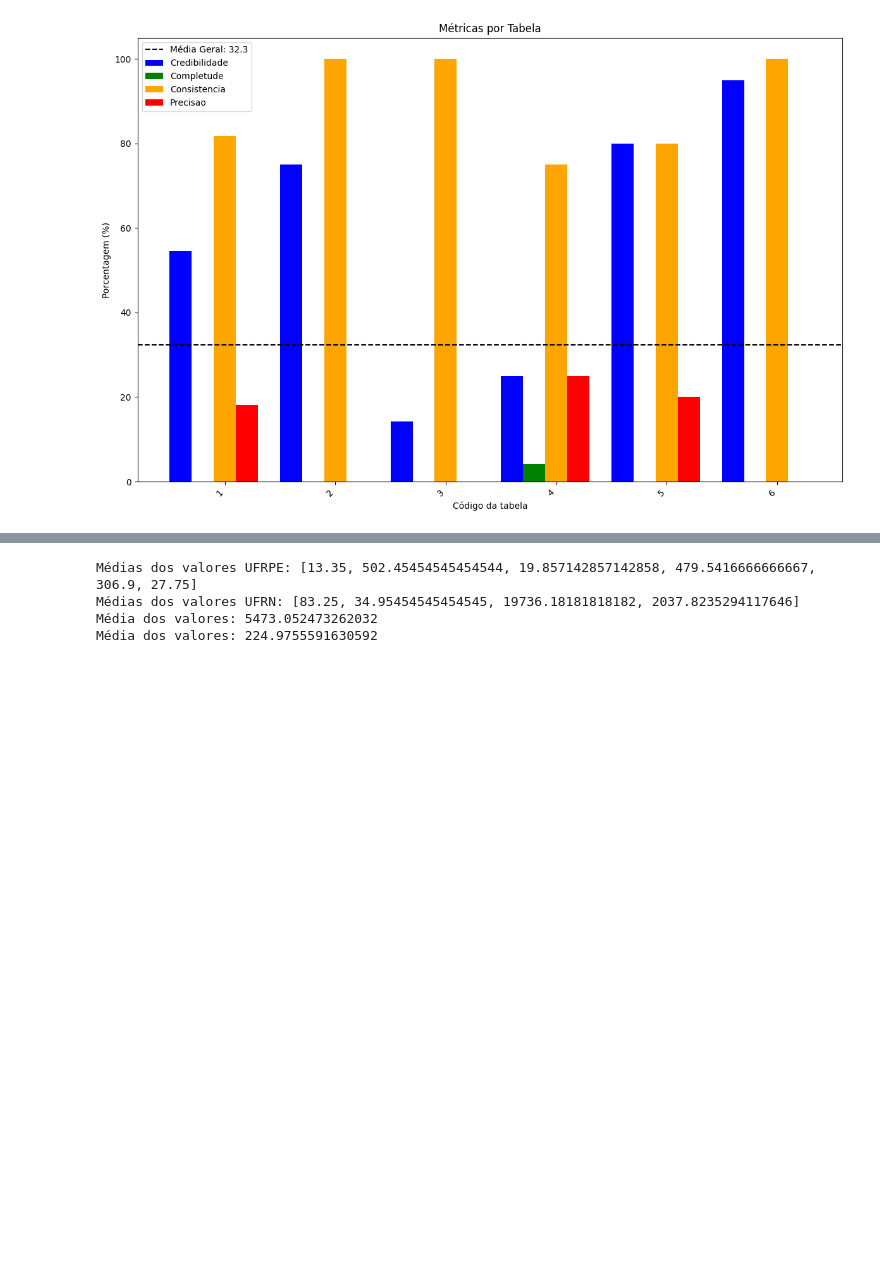
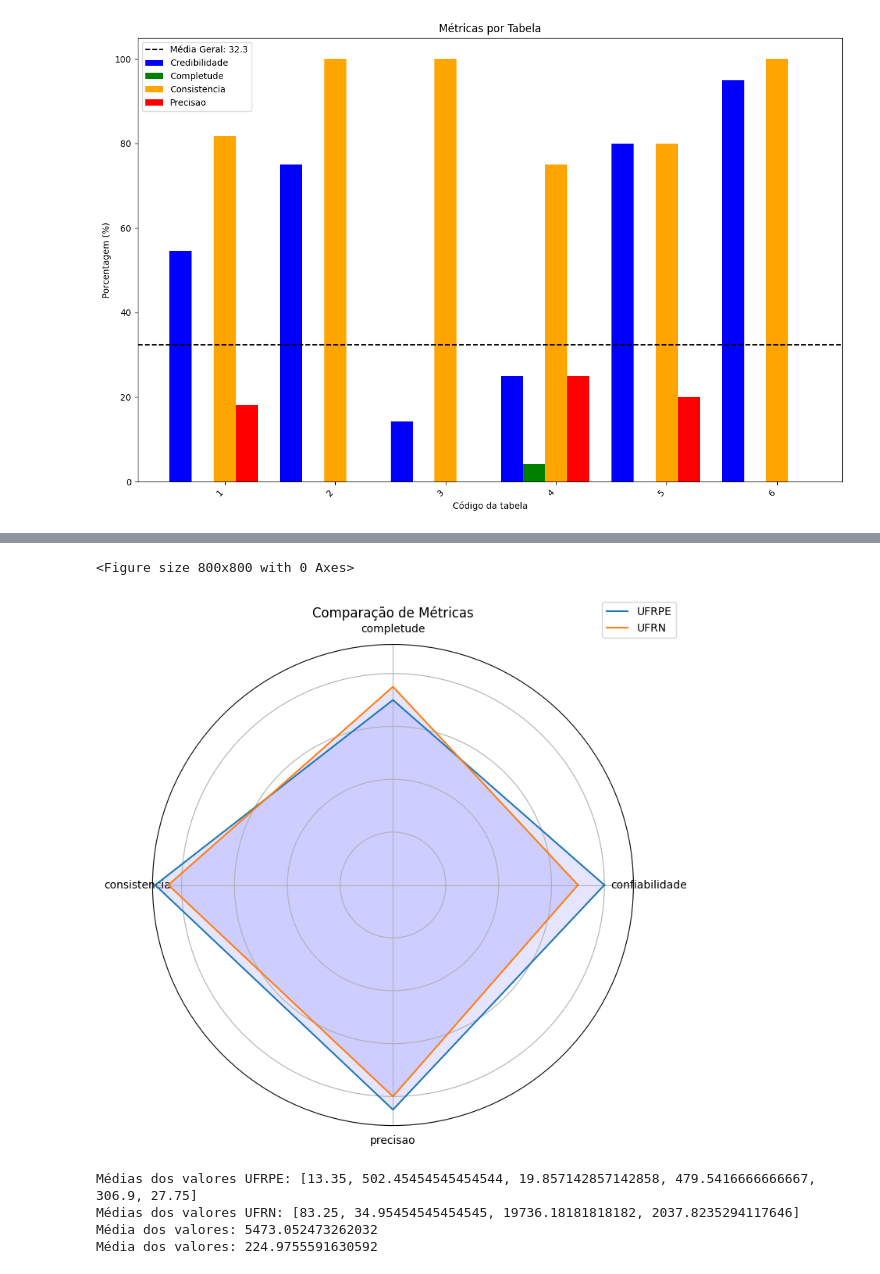
Before and after one commit to JuanMenezes/meta-qd, a Jupyter notebook: data/analysis/notebook_to_plot.ipynb, the cells around one changed output, grey strips where cells are left out. Saved outputs shown, nothing was run; the diff lists cells and outputs as text; code cells hidden in the pictures; blank space fills up the shorter version.

Commit message:
:cop: tentando entender o plot de radar

```diff
--- a/data/analysis/notebook_to_plot.ipynb
+++ b/data/analysis/notebook_to_plot.ipynb
@@ -30,19 +30,19 @@ import numpy as np
 # %%
 from collections import Counter
 # Carregar os dados do CSV usando o pandas
-dados = pd.read_csv('/home/juan/Documents/meta-qd/data/analysis/metricas_ufrpe.csv')
+dados_ufrpe = pd.read_csv('/home/juan/Documents/meta-qd/data/analysis/metricas_ufrpe.csv')
 
 # Converter os dados de float para porcentagem
-dados['credibilidade'] *= 100
-dados['completude'] *= 100
-dados['consistencia'] *= 100
-dados['precisao'] *= 100
+dados_ufrpe['credibilidade'] *= 100
+dados_ufrpe['completude'] *= 100
+dados_ufrpe['consistencia'] *= 100
+dados_ufrpe['precisao'] *= 100
 
 # Definir cores distintas para cada métrica
 cores = {'credibilidade': 'blue', 'completude': 'green', 'consistencia': 'orange', 'precisao': 'red'}
 
 # Configurar as posições das barras para cada base/metadado
-posicoes = np.arange(len(dados['nome_da_tabela']))
+posicoes = np.arange(len(dados_ufrpe['nome_da_tabela']))
 
 # Largura das barras
 largura_barra = 0.2
@@ -50,18 +50,18 @@ largura_barra = 0.2
 # Criar um gráfico de barras agrupadas
 plt.figure(figsize=(12, 8))
 
-for i, metrica in enumerate(dados.columns[2:]):
-    plt.bar(posicoes + i * largura_barra, dados[metrica], width=largura_barra, color=cores[metrica], label=metrica.capitalize())
+for i, metrica in enumerate(dados_ufrpe.columns[2:]):
+    plt.bar(posicoes + i * largura_barra, dados_ufrpe[metrica], width=largura_barra, color=cores[metrica], label=metrica.capitalize())
 
 # Adicionar uma linha horizontal para a média geral
-media_geral = dados.iloc[:, 1:].mean().mean()
+media_geral = dados_ufrpe.iloc[:, 1:].mean().mean()
 plt.axhline(y=media_geral, color='black', linestyle='--', label=f'Média Geral: {round(media_geral, 2)}')
 
 # Ajustar rótulos e título
 plt.xlabel('Código da tabela')
 plt.ylabel('Porcentagem (%)')
 plt.title('Métricas por Tabela')
-plt.xticks(posicoes + largura_barra * (len(dados.columns[1:]) - 1) / 2, dados['id_tabela'], rotation=45, ha='right')
+plt.xticks(posicoes + largura_barra * (len(dados_ufrpe.columns[1:]) - 1) / 2, dados_ufrpe['id_tabela'], rotation=45, ha='right')
 plt.legend()
 plt.tight_layout()
 
@@ -113,3 +122,36 @@ plt.show()
+# %%
+import numpy as np
+import matplotlib.pyplot as plt
+
+def plotar_radar(valores, categorias, legendas, titulo='Comparação de Métricas'):
+    num_categorias = len(categorias)
+    angulos = np.linspace(0, 2 * np.pi, num_categorias, endpoint=False).tolist()
+    angulos += angulos[:1]
+
+    fig, ax = plt.subplots(figsize=(8, 8), subplot_kw=dict(polar=True))
+
+    for i, conjunto in enumerate(valores):
+        # Replicar o primeiro valor para fechar o gráfico
+        conjunto += conjunto[:1]
+        ax.plot(angulos, conjunto, label=legendas[i])
+        ax.fill(angulos, conjunto, 'b', alpha=0.1)
+
+    ax.set_yticklabels([])
+    ax.set_xticks(angulos[:-1])
+    ax.set_xticklabels(categorias)
+    ax.legend(loc='upper right', bbox_to_anchor=(1.1, 1.1))
+    plt.title(titulo)
+
+categorias = ['confiabilidade', 'completude', 'consistencia', 'precisao']
+valores_ufrpe = [80, 70, 90, 85]  # Valores fictícios para a UFRPE
+valores_ufrn = [70, 75, 85, 80]   # Valores fictícios para a UFRN
+
+plt.figure(figsize=(8, 8))
+plotar_radar([valores_ufrpe, valores_ufrn], categorias, ['UFRPE', 'UFRN'])
+plt.show()
+# %% [output]
+<Figure size 800x800 with 0 Axes>
+[figure, added]
 # %%
 import json
 import pandas as pd
```
Also changed, not shown: parts of 2 cells of this notebook.
